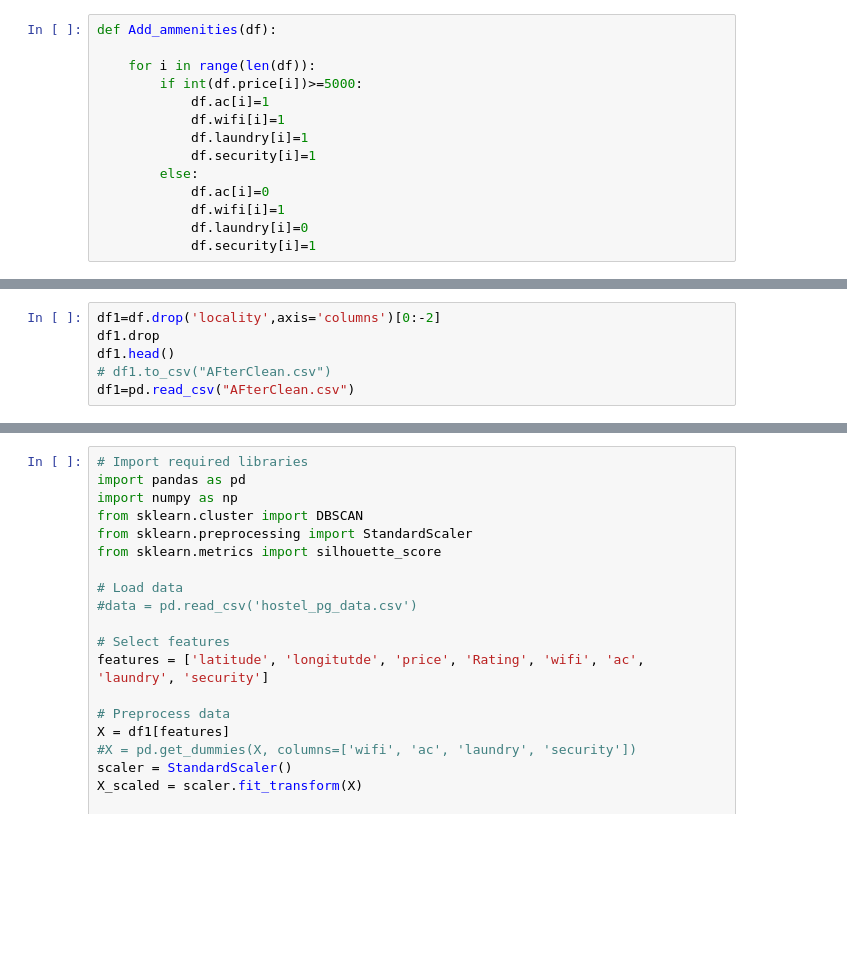
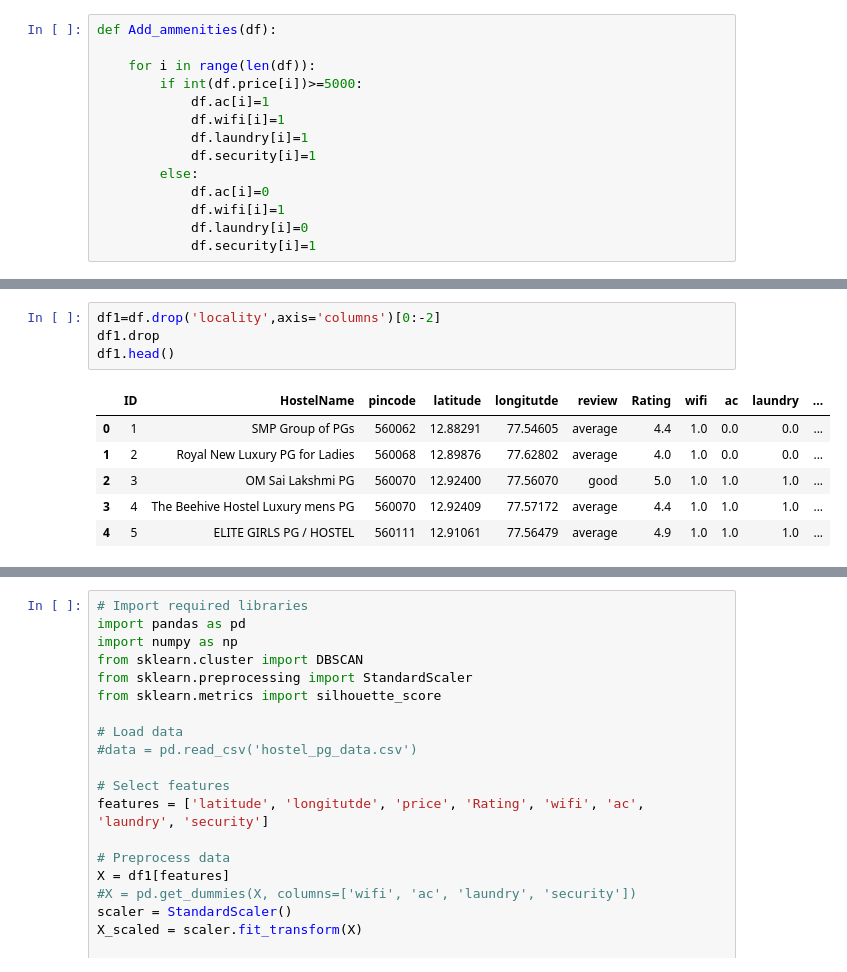
Before and after one commit to Laharishree/Final-Year-Project, a Jupyter notebook: dataCleaning.ipynb, the cells around one changed output, grey strips where cells are left out. Drawn from its saved outputs; the diff is of its cells as text; blank space fills up the shorter version.

```diff
--- a/dataCleaning.ipynb
+++ b/dataCleaning.ipynb
@@ -119,9 +119,14 @@ df.head(30)
 # %%
 df1=df.drop('locality',axis='columns')[0:-2]
 df1.drop
 df1.head()
-# df1.to_csv("AFterClean.csv")
-df1=pd.read_csv("AFterClean.csv")
+# %% [output]
+|  | ID | HostelName | pincode | latitude | longitutde | review | Rating | wifi | ac | laundry | ... |
+| 0 | 1 | SMP Group of PGs | 560062 | 12.88291 | 77.54605 | average | 4.4 | 1.0 | 0.0 | 0.0 | ... |
+| 1 | 2 | Royal New Luxury PG for Ladies | 560068 | 12.89876 | 77.62802 | average | 4.0 | 1.0 | 0.0 | 0.0 | ... |
+| 2 | 3 | OM Sai Lakshmi PG | 560070 | 12.92400 | 77.56070 | good | 5.0 | 1.0 | 1.0 | 1.0 | ... |
+| 3 | 4 | The Beehive Hostel Luxury mens PG | 560070 | 12.92409 | 77.57172 | average | 4.4 | 1.0 | 1.0 | 1.0 | ... |
+| 4 | 5 | ELITE GIRLS PG / HOSTEL | 560111 | 12.91061 | 77.56479 | average | 4.9 | 1.0 | 1.0 | 1.0 | ... |
 # %%
 # Import required libraries
 import pandas as pd
```
Also changed, not shown: parts of 1 cell of this notebook, 9 other files.
